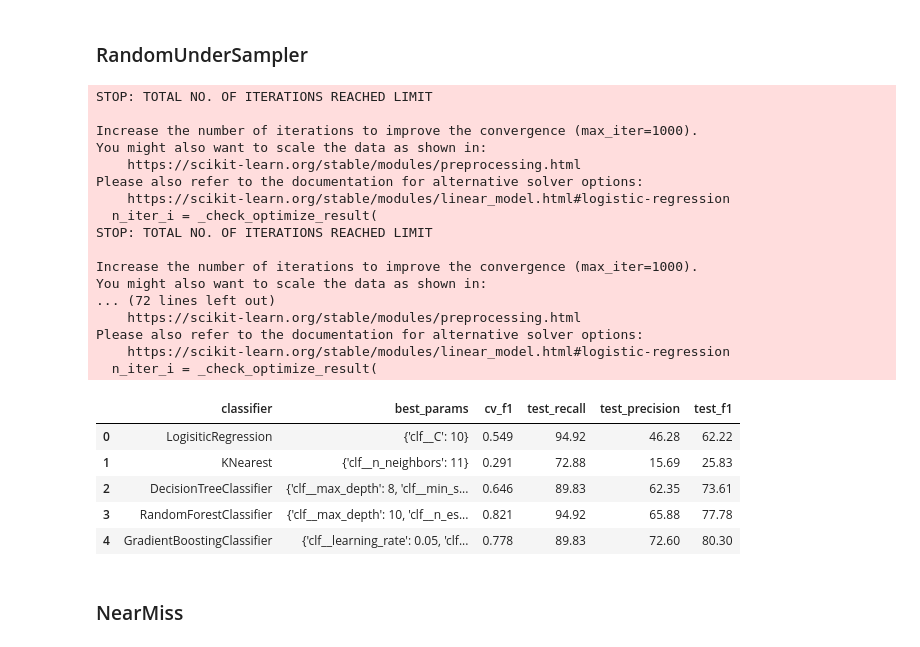
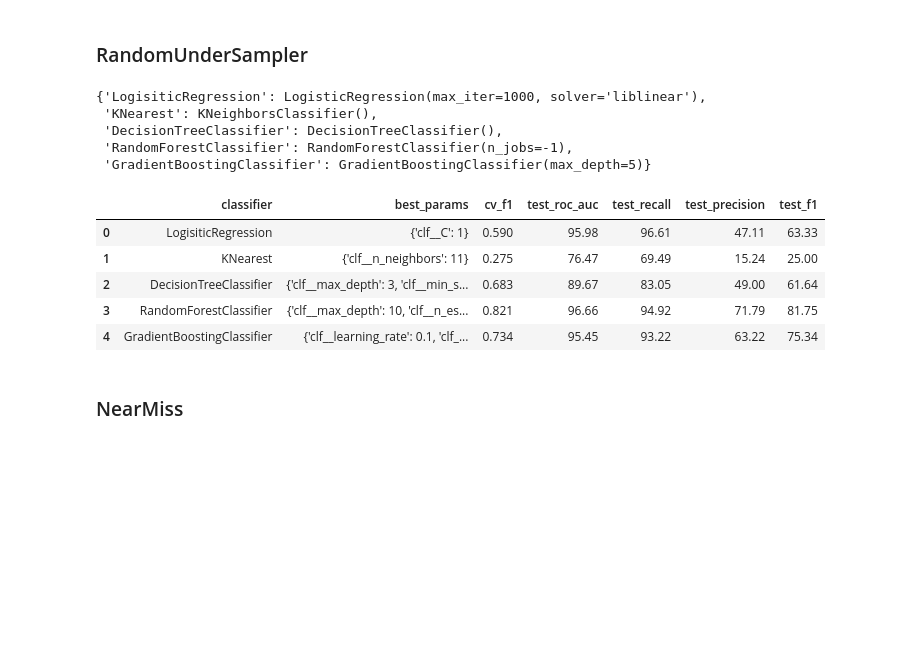
Before and after one commit to Neman-River/Fraud-Detection-Revolut-, a Jupyter notebook: 3_undersampling.ipynb, the cells around one changed output. Cells and saved outputs as stored; diff of their text form; code cells hidden in the pictures; blank space fills up the shorter version.

```diff
--- a/3_undersampling.ipynb
+++ b/3_undersampling.ipynb
@@ -252,9 +254,10 @@ for name, clf in classifiers.items():
 
     y_pred = clf.predict(X_test_under_manual)
 
+    roc_auc = np.round(roc_auc_score(y_test_under_manual, y_pred)*100, 2)
     recall = np.round(recall_score(y_test_under_manual, y_pred)*100, 2)
     precision = np.round(precision_score(y_test_under_manual, y_pred)*100, 2)
     f1 = np.round(f1_score(y_test_under_manual, y_pred)*100, 2)
 
-    print(f"Classifier - {name}: recall={recall}%, precision={precision}%, f1-score={f1}%")
+    print(f"Classifier - {name}: roc_auc={roc_auc}%, recall={recall}%, precision={precision}%, f1-score={f1}%")
 # %% [output]
@@ -274,6 +277,7 @@ for name, clf in classifiers.items():
 
     training_score = cross_validate(clf, X_train_under_manual, y_train_under_manual, cv=cv, scoring=['precision', 'recall', 'f1'])
 
+    roc_auc = np.round(roc_auc_score(y_test_under_manual, y_pred)*100, 2)
     precision=round(training_score['test_precision'].mean(), 2)*100
     recall=round(training_score['test_recall'].mean(), 2)*100
     f1 = round(training_score['test_f1'].mean(), 2)*100
@@ -346,12 +350,13 @@ X_train_under, X_val_under, y_train_under, y_val_under = train_test_split(
 )
 # %%
 classifiers = {
-    "LogisiticRegression": LogisticRegression(max_iter=1000),
+    "LogisiticRegression": LogisticRegression(max_iter=1000, solver='liblinear'), #solver='newton-cholesky', changed from lbfgs, small n_samples >> n_features)
     "KNearest": KNeighborsClassifier(),
     "DecisionTreeClassifier": DecisionTreeClassifier(),
     "RandomForestClassifier": RandomForestClassifier(n_estimators=100, n_jobs=-1),
     "GradientBoostingClassifier": GradientBoostingClassifier(n_estimators=100, max_depth=5)
 }
+#
 # %% [markdown]
 ### cross validation + undersampling
 # %% [markdown]
@@ -374,11 +379,12 @@ for name, clf in classifiers.items():
         ('clf', clf),
     ])
 
-    scores = cross_validate(pipe, X_train_under, y_train_under, cv=cv, scoring=['precision', 'recall', 'f1'])
+    scores = cross_validate(pipe, X_train_under, y_train_under, cv=cv, scoring=['roc_auc', 'precision', 'recall', 'f1'])
 
-    precision = round(scores['test_precision'].mean() * 100, 2)
-    recall = round(scores['test_recall'].mean() * 100, 2)
-    f1 = round(scores['test_f1'].mean() * 100, 2)
+    roc_auc = np.round(scores['test_roc_auc'].mean() * 100, 2)
+    precision = np.round(scores['test_precision'].mean() * 100, 2)
+    recall = np.round(scores['test_recall'].mean() * 100, 2)
+    f1 = np.round(scores['test_f1'].mean() * 100, 2)
 
-    print(f"Classifier - {name}: recall={recall}%, precision={precision}%, f1-score={f1}%")
+    print(f"Classifier - {name}: roc_auc={roc_auc}%, recall={recall}%, precision={precision}%, f1-score={f1}%")
 # %% [output]
@@ -418,6 +407,14 @@ param_grids = {
 }
 # %% [markdown]
 ### RandomUnderSampler
+# %%
+classifiers
+# %% [output]
+{'LogisiticRegression': LogisticRegression(max_iter=1000, solver='liblinear'),
+ 'KNearest': KNeighborsClassifier(),
+ 'DecisionTreeClassifier': DecisionTreeClassifier(),
+ 'RandomForestClassifier': RandomForestClassifier(n_jobs=-1),
+ 'GradientBoostingClassifier': GradientBoostingClassifier(max_depth=5)}
 # %%
 best_estimators_random = {}
 results_random = []
@@ -425,60 +422,48 @@ results_random = []
 for name, clf in classifiers.items():
     pipe = ImbPipeline([
         ('preprocess', preprocess),
         ('undersample', RandomUnderSampler()),
         ('clf', clf),
     ])
 
     grid = GridSearchCV(
         pipe,
         param_grid=param_grids[name],
         scoring='f1',
         cv=cv,
         n_jobs=-1,
         refit=True,
     )
+
     grid.fit(X_train_under, y_train_under)
     best_estimators_random[name] = grid.best_estimator_
 
-    y_pred = grid.predict(X_test_under)
-    recall = np.round(recall_score(y_test_under, y_pred) * 100, 2)
-    precision = np.round(precision_score(y_test_under, y_pred) * 100, 2)
-    f1 = np.round(f1_score(y_test_under, y_pred) * 100, 2)
+    y_pred = grid.predict(X_val_under)
+
+    roc_auc = np.round(roc_auc_score(y_val_under, y_pred) * 100, 2)
+    recall = np.round(recall_score(y_val_under, y_pred) * 100, 2)
+    precision = np.round(precision_score(y_val_under, y_pred) * 100, 2)
+    f1 = np.round(f1_score(y_val_under, y_pred) * 100, 2)
 
     results_random.append({
         'classifier': name,
         'best_params': grid.best_params_,
         'cv_f1': round(grid.best_score_, 3),
+
+        'test_roc_auc': roc_auc,
         'test_recall': recall,
         'test_precision': precision,
         'test_f1': f1,
     })
 
 pd.DataFrame(results_random)
 # %% [output]
-STOP: TOTAL NO. OF ITERATIONS REACHED LIMIT
-
-Increase the number of iterations to improve the convergence (max_iter=1000).
-You might also want to scale the data as shown in:
-    https://scikit-learn.org/stable/modules/preprocessing.html
-Please also refer to the documentation for alternative solver options:
-    https://scikit-learn.org/stable/modules/linear_model.html#logistic-regression
-  n_iter_i = _check_optimize_result(
-STOP: TOTAL NO. OF ITERATIONS REACHED LIMIT
-
-Increase the number of iterations to improve the convergence (max_iter=1000).
-You might also want to scale the data as shown in:
-... (72 lines left out)
-    https://scikit-learn.org/stable/modules/preprocessing.html
-Please also refer to the documentation for alternative solver options:
-    https://scikit-learn.org/stable/modules/linear_model.html#logistic-regression
-  n_iter_i = _check_optimize_result(
-|  | classifier | best_params | cv_f1 | test_recall | test_precision | test_f1 |
-| 0 | LogisiticRegression | {'clf__C': 10} | 0.549 | 94.92 | 46.28 | 62.22 |
-| 1 | KNearest | {'clf__n_neighbors': 11} | 0.291 | 72.88 | 15.69 | 25.83 |
-| 2 | DecisionTreeClassifier | {'clf__max_depth': 8, 'clf__min_s... | 0.646 | 89.83 | 62.35 | 73.61 |
-| 3 | RandomForestClassifier | {'clf__max_depth': 10, 'clf__n_es... | 0.821 | 94.92 | 65.88 | 77.78 |
-| 4 | GradientBoostingClassifier | {'clf__learning_rate': 0.05, 'clf... | 0.778 | 89.83 | 72.60 | 80.30 |
+|  | classifier | best_params | cv_f1 | test_roc_auc | test_recall | test_precision | test_f1 |
+| 0 | LogisiticRegression | {'clf__C': 1} | 0.590 | 95.98 | 96.61 | 47.11 | 63.33 |
+| 1 | KNearest | {'clf__n_neighbors': 11} | 0.275 | 76.47 | 69.49 | 15.24 | 25.00 |
+| 2 | DecisionTreeClassifier | {'clf__max_depth': 3, 'clf__min_s... | 0.683 | 89.67 | 83.05 | 49.00 | 61.64 |
+| 3 | RandomForestClassifier | {'clf__max_depth': 10, 'clf__n_es... | 0.821 | 96.66 | 94.92 | 71.79 | 81.75 |
+| 4 | GradientBoostingClassifier | {'clf__learning_rate': 0.1, 'clf_... | 0.734 | 95.45 | 93.22 | 63.22 | 75.34 |
 # %% [markdown]
 ### NearMiss
 # %%
```
Also changed, not shown: parts of 28 cells of this notebook.
